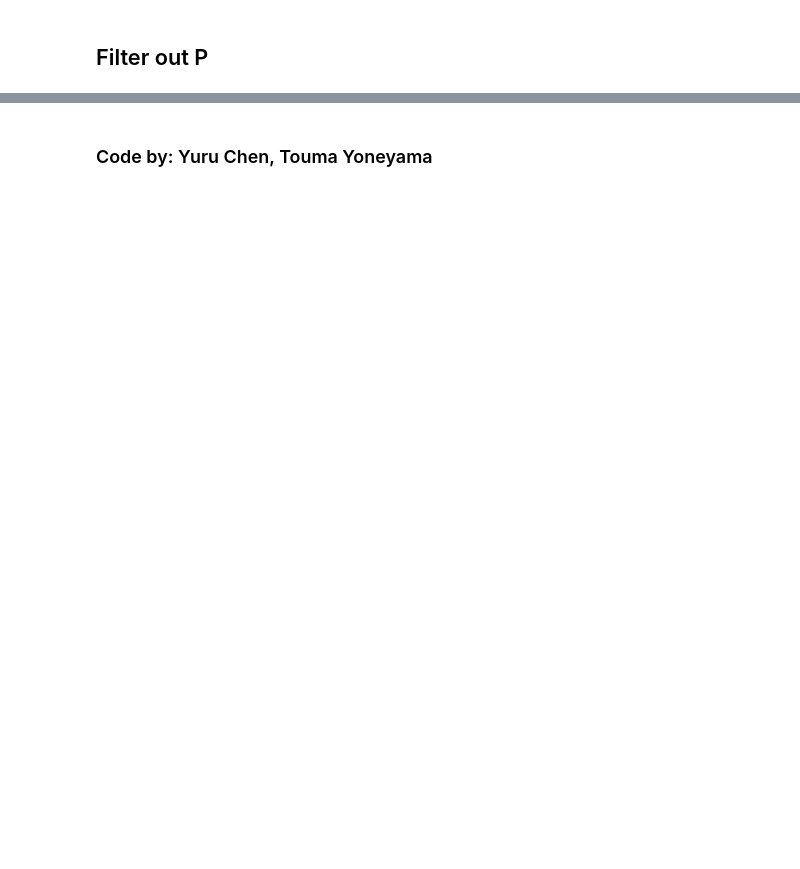
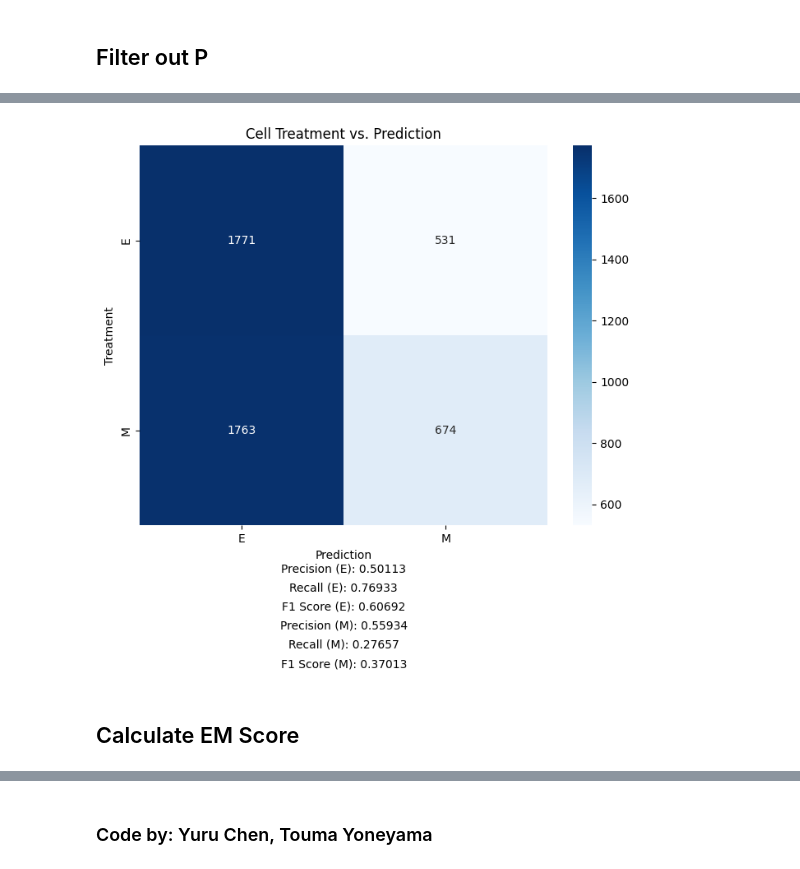
Before and after one commit to ToumaYoneyama/SunithaNagrathLab, a Jupyter notebook: nagrathLab.ipynb, the cells around one changed output, grey strips where cells are left out. Drawn from its saved outputs; the diff is of its cells as text; code cells hidden in the pictures; blank space fills up the shorter version.

```diff
--- a/nagrathLab.ipynb
+++ b/nagrathLab.ipynb
@@ -388,0 +431,6 @@ print(valid_cells[valid_cells['Quality only bad'] == 'P'].size == 0)
+# %%
+# drop unecessary columns
+columns_to_drop = ['FileName_DAPI', 'FileName_FITC', 'FileName_RFP', 'Quality', 'Quality only bad']
+membrane_data = membrane_data.drop(columns=columns_to_drop, axis=1)
+
+print(membrane_data.iloc[:3, :5])
@@ -388,0 +638,14 @@ print(valid_cells[valid_cells['Quality only bad'] == 'P'].size == 0)
+# %%
+# match my_input to scalar input
+
+# Get columns in scaler but not in reordered input
+missing_in_input = set(loaded_scaler.feature_names_in_) - set(my_input_reordered.columns)
+# Get columns in reordered input but not in scaler
+extra_in_input = set(my_input_reordered.columns) - set(loaded_scaler.feature_names_in_)
+
+print("Features in scaler but missing in input:", missing_in_input)
+print("Features in input but missing in scaler:", extra_in_input)
+
+my_input_reordered = my_input_reordered.drop(columns=list(extra_in_input), axis=1)
+
+print(loaded_scaler.feature_names_in_ == my_input_reordered.columns)
@@ -388,0 +664,47 @@ print(valid_cells[valid_cells['Quality only bad'] == 'P'].size == 0)
+# %%
+# prepare X and y
+X = final_combined_data[my_input_reordered.columns].values
+
+# 重新使用标准化后的数据进行预测
+X_scaled = loaded_scaler.transform(X)
+y_pred_loaded = loaded_model.predict(X_scaled)
+
+# Compute the confusion matrix
+cell_treatments = final_combined_data['Annotation'].values
+cm = confusion_matrix(cell_treatments, y_pred_loaded, labels=['E', 'M'])
+
+# Plotting the confusion matrix
+plt.figure(figsize=(8, 6))
+sns.heatmap(cm, annot=True, fmt='d', cmap='Blues', xticklabels=['E', 'M'], yticklabels=['E', 'M'])
+plt.ylabel('Treatment')
+plt.xlabel('Prediction')
+plt.title('Cell Treatment vs. Prediction')
+
+# Calculate precision, recall, and F1 score for each class
+precision_e = precision_score(cell_treatments, y_pred_loaded, pos_label='E', average='binary')
+recall_e = recall_score(cell_treatments, y_pred_loaded, pos_label='E', average='binary')
+f1_e = f1_score(cell_treatments, y_pred_loaded, pos_label='E', average='binary')
+
+# Display metrics for 'E' state in the plot
+plt.text(0.5, -0.1, f"Precision (E): {precision_e:.5f}", ha='center', va='top', transform=plt.gca().transAxes, fontsize=10)
+plt.text(0.5, -0.15, f"Recall (E): {recall_e:.5f}", ha='center', va='top', transform=plt.gca().transAxes, fontsize=10)
+plt.text(0.5, -0.2, f"F1 Score (E): {f1_e:.5f}", ha='center', va='top', transform=plt.gca().transAxes, fontsize=10)
+
+# Calculate metrics for 'M' state
+precision_m = precision_score(cell_treatments, y_pred_loaded, pos_label='M', average='binary')
+recall_m = recall_score(cell_treatments, y_pred_loaded, pos_label='M', average='binary')
+f1_m = f1_score(cell_treatments, y_pred_loaded, pos_label='M', average='binary')
+
+# Display metrics for 'M' state in the plot
+plt.text(0.5, -0.25, f"Precision (M): {precision_m:.5f}", ha='center', va='top', transform=plt.gca().transAxes, fontsize=10)
+plt.text(0.5, -0.3, f"Recall (M): {recall_m:.5f}", ha='center', va='top', transform=plt.gca().transAxes, fontsize=10)
+plt.text(0.5, -0.35, f"F1 Score (M): {f1_m:.5f}", ha='center', va='top', transform=plt.gca().transAxes, fontsize=10)
+
+# Save the confusion matrix plot
+plt.savefig("Metrics/em_m2_treatment_vs_prediction_confusion_matrix.png", format='png', bbox_inches='tight')
+plt.show()
+plt.close()  # Free memory by closing figure
+# %% [output]
+[figure, added]
+# %% [markdown]
+## Calculate EM Score
```
Also changed, not shown: parts of 34 cells of this notebook, 16 other files.
